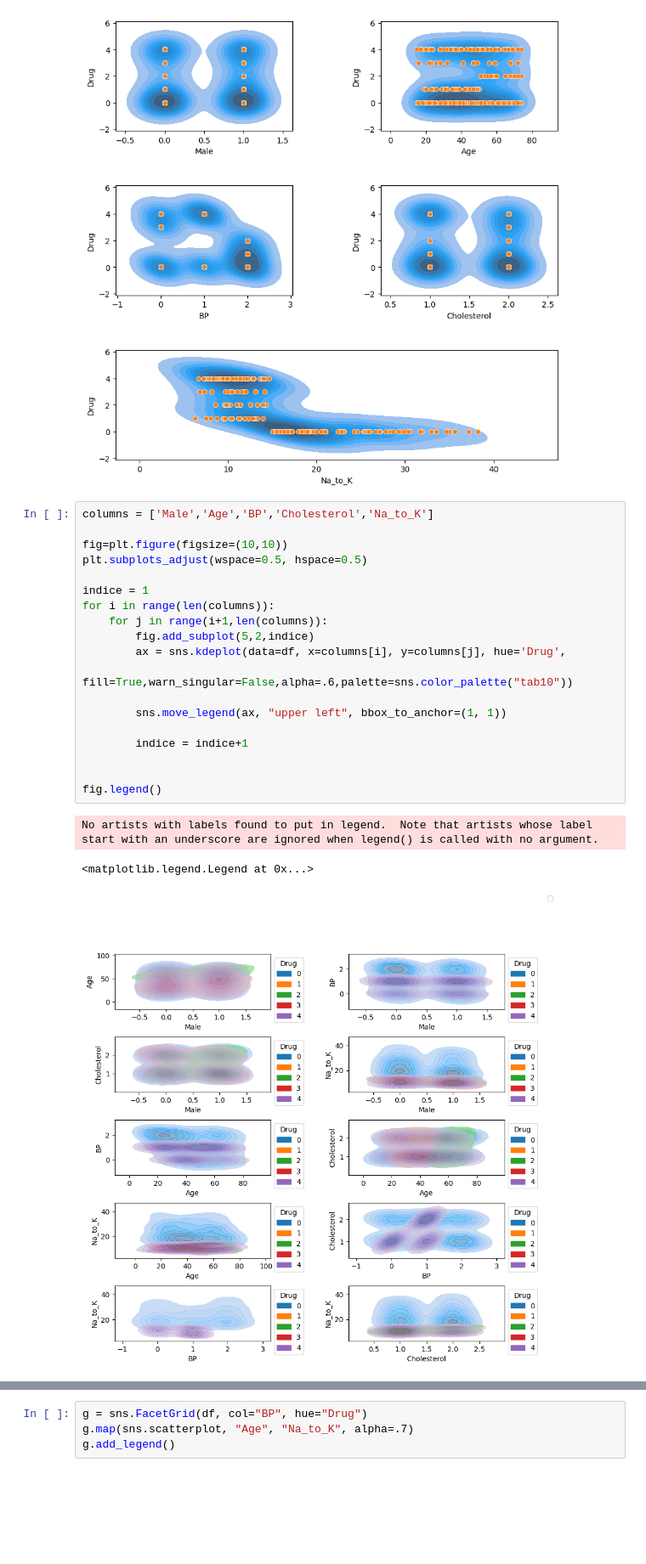
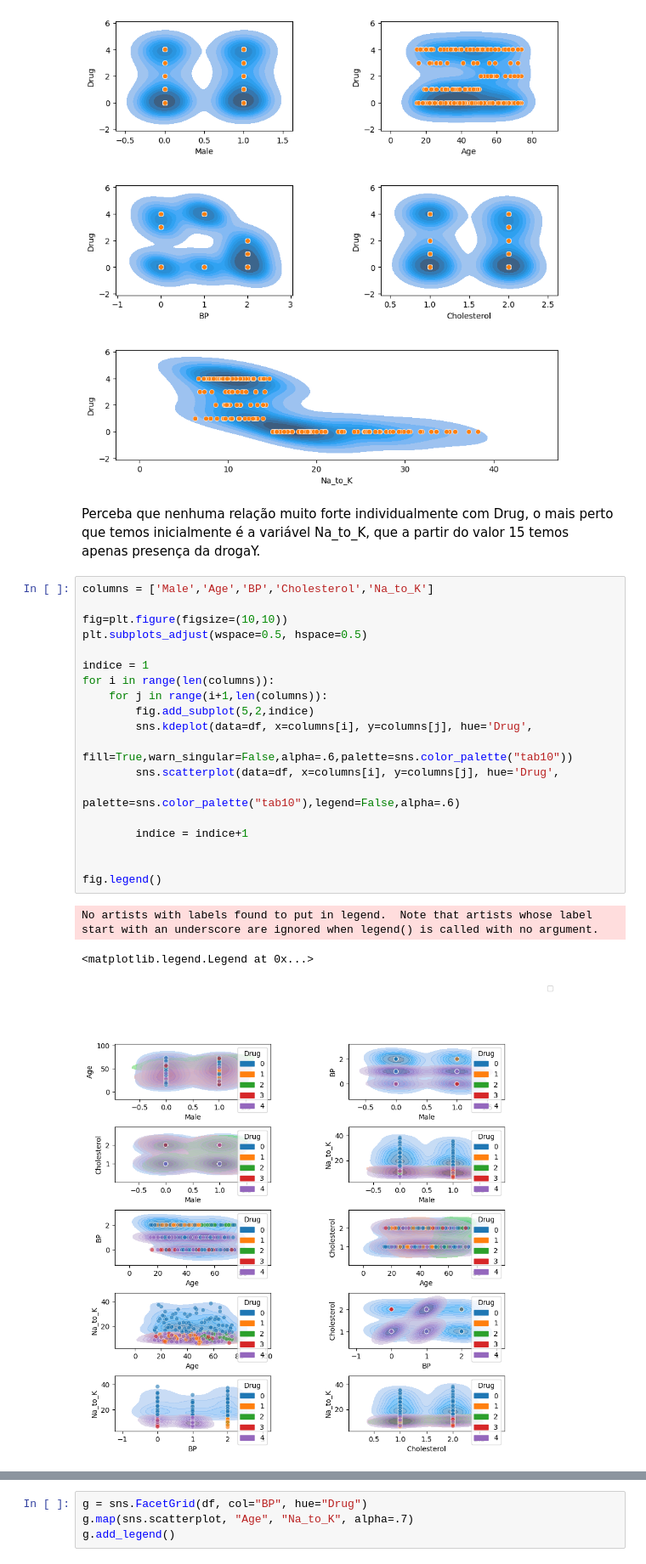
Before and after one commit to MarcioB1999/classificador_drogas, a Jupyter notebook: Classificação_Drug.ipynb, the cells around one changed output, grey strips where cells are left out. Shown at 85% size. Saved outputs shown, nothing was run; the diff lists cells and outputs as text; blank space fills up the shorter version.

```diff
--- a/Classificação_Drug.ipynb
+++ b/Classificação_Drug.ipynb
@@ -183,26 +183,28 @@ sns.scatterplot(data=df, x='Na_to_K', y='Drug')
 # %% [output]
 <Axes: xlabel='Na_to_K', ylabel='Drug'>
 [figure]
+# %% [markdown]
+Perceba que nenhuma relação muito forte individualmente com Drug, o mais perto que temos inicialmente é a variável Na_to_K, que a partir do valor 15 temos apenas presença da drogaY.
 # %%
 columns = ['Male','Age','BP','Cholesterol','Na_to_K']
 
 fig=plt.figure(figsize=(10,10))
 plt.subplots_adjust(wspace=0.5, hspace=0.5)
 
 indice = 1
 for i in range(len(columns)):
     for j in range(i+1,len(columns)):
         fig.add_subplot(5,2,indice)
-        ax = sns.kdeplot(data=df, x=columns[i], y=columns[j], hue='Drug',
-                         fill=True,warn_singular=False,alpha=.6,palette=sns.color_palette("tab10"))
-
-        sns.move_legend(ax, "upper left", bbox_to_anchor=(1, 1))
+        sns.kdeplot(data=df, x=columns[i], y=columns[j], hue='Drug',
+                    fill=True,warn_singular=False,alpha=.6,palette=sns.color_palette("tab10"))
+        sns.scatterplot(data=df, x=columns[i], y=columns[j], hue='Drug',
+                        palette=sns.color_palette("tab10"),legend=False,alpha=.6)
 
         indice = indice+1
 
 
 fig.legend()
 # %% [output]
 No artists with labels found to put in legend.  Note that artists whose label start with an underscore are ignored when legend() is called with no argument.
 <matplotlib.legend.Legend at 0x...>
-[figure, old version]
+[figure, new version]
```
Also changed, not shown: parts of 14 cells of this notebook.
